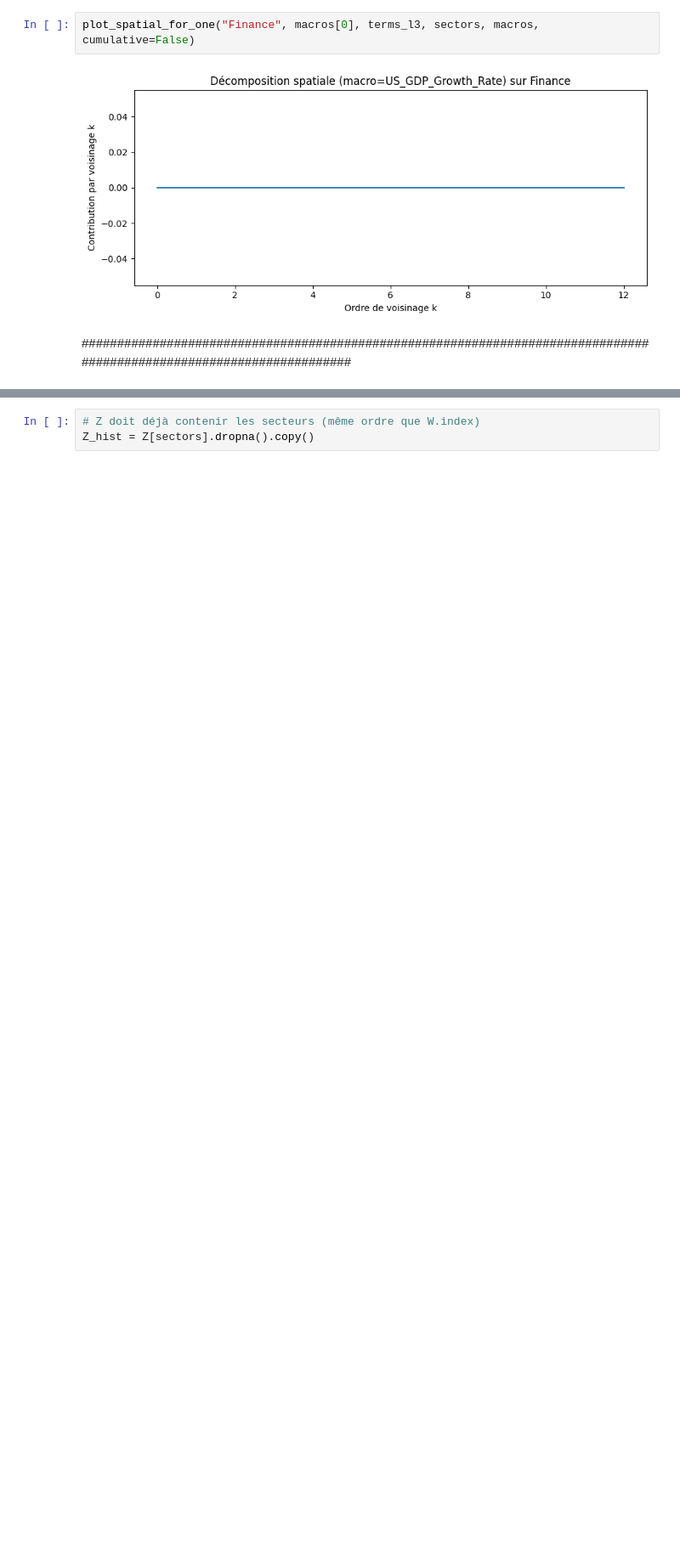
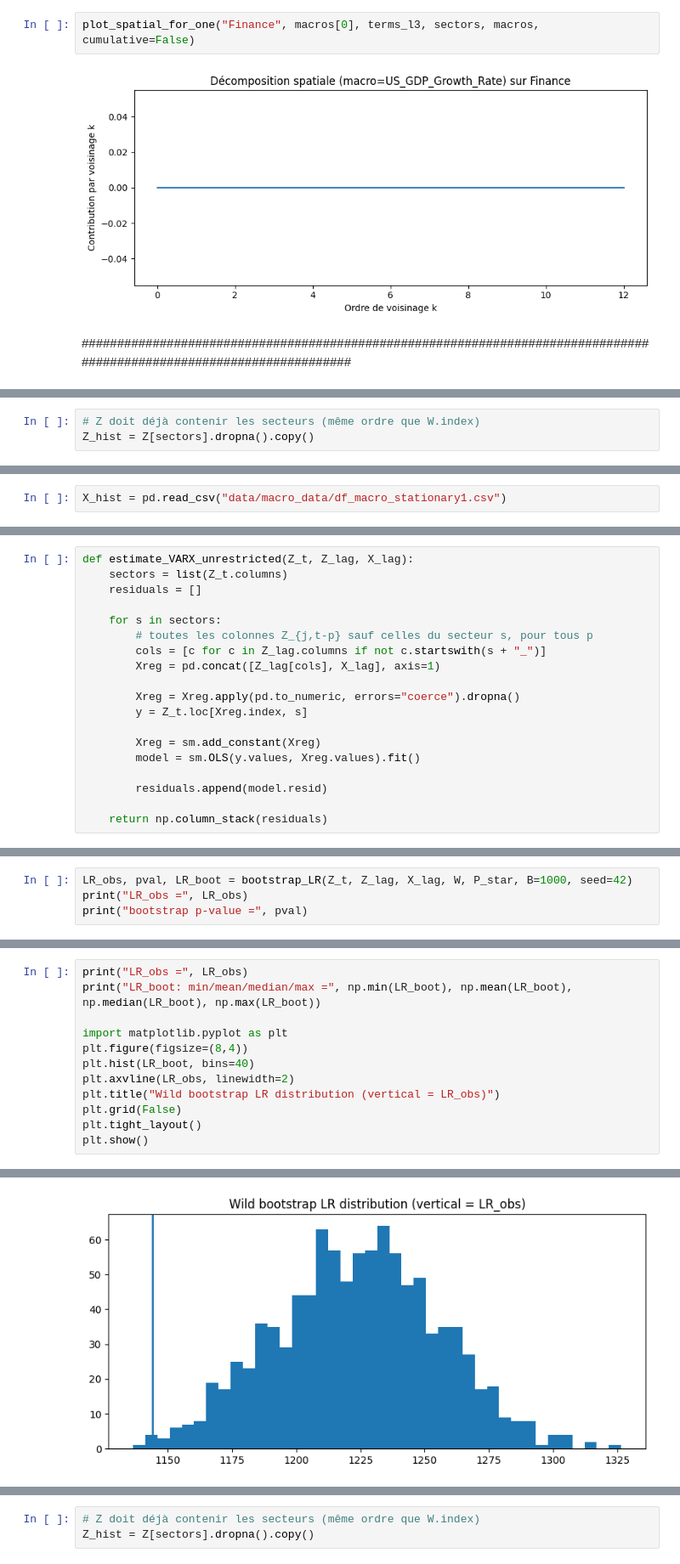
Before and after one commit to Celeste2405/PFE-CLIMATE-STRESS-TESTING-BANKING-PORTFOLIO, a Jupyter notebook: gvar_effets_marginaux.ipynb, the cells around one changed output, grey strips where cells are left out. Shown at 85% size. Cells and saved outputs as stored; diff of their text form; blank space fills up the shorter version.

```diff
--- a/gvar_effets_marginaux.ipynb
+++ b/gvar_effets_marginaux.ipynb
@@ -810,0 +817,3 @@ plot_spatial_for_one("Finance", macros[0], terms_l3, sectors, macros, cumulative
+# %%
+# Z doit déjà contenir les secteurs (même ordre que W.index)
+Z_hist = Z[sectors].dropna().copy()
@@ -810,0 +830,2 @@ plot_spatial_for_one("Finance", macros[0], terms_l3, sectors, macros, cumulative
+# %%
+X_hist = pd.read_csv("data/macro_data/df_macro_stationary1.csv")
@@ -810,0 +947,19 @@ plot_spatial_for_one("Finance", macros[0], terms_l3, sectors, macros, cumulative
+# %%
+def estimate_VARX_unrestricted(Z_t, Z_lag, X_lag):
+    sectors = list(Z_t.columns)
+    residuals = []
+
+    for s in sectors:
+        # toutes les colonnes Z_{j,t-p} sauf celles du secteur s, pour tous p
+        cols = [c for c in Z_lag.columns if not c.startswith(s + "_")]
+        Xreg = pd.concat([Z_lag[cols], X_lag], axis=1)
+
+        Xreg = Xreg.apply(pd.to_numeric, errors="coerce").dropna()
+        y = Z_t.loc[Xreg.index, s]
+
+        Xreg = sm.add_constant(Xreg)
+        model = sm.OLS(y.values, Xreg.values).fit()
+
+        residuals.append(model.resid)
+
+    return np.column_stack(residuals)
@@ -810,0 +1022,4 @@ plot_spatial_for_one("Finance", macros[0], terms_l3, sectors, macros, cumulative
+# %%
+LR_obs, pval, LR_boot = bootstrap_LR(Z_t, Z_lag, X_lag, W, P_star, B=1000, seed=42)
+print("LR_obs =", LR_obs)
+print("bootstrap p-value =", pval)
@@ -810,0 +1029,13 @@ plot_spatial_for_one("Finance", macros[0], terms_l3, sectors, macros, cumulative
+# %%
+print("LR_obs =", LR_obs)
+print("LR_boot: min/mean/median/max =", np.min(LR_boot), np.mean(LR_boot), np.median(LR_boot), np.max(LR_boot))
+
+import matplotlib.pyplot as plt
+plt.figure(figsize=(8,4))
+plt.hist(LR_boot, bins=40)
+plt.axvline(LR_obs, linewidth=2)
+plt.title("Wild bootstrap LR distribution (vertical = LR_obs)")
+plt.grid(False)
+plt.tight_layout()
+plt.show()
+# %% [output]
@@ -810,0 +1044 @@ plot_spatial_for_one("Finance", macros[0], terms_l3, sectors, macros, cumulative
+[figure, added]
```
Also changed, not shown: parts of 58 cells of this notebook.
